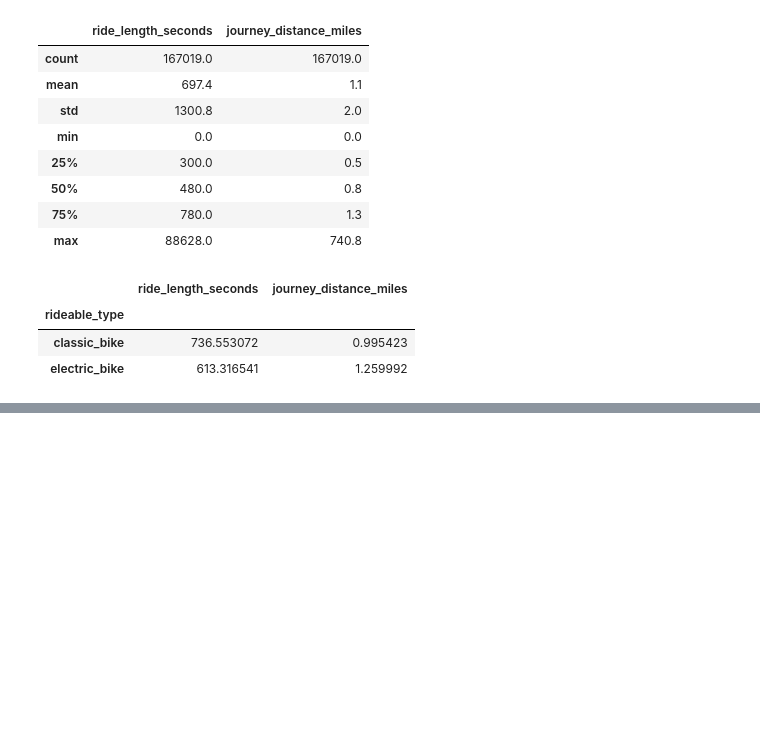
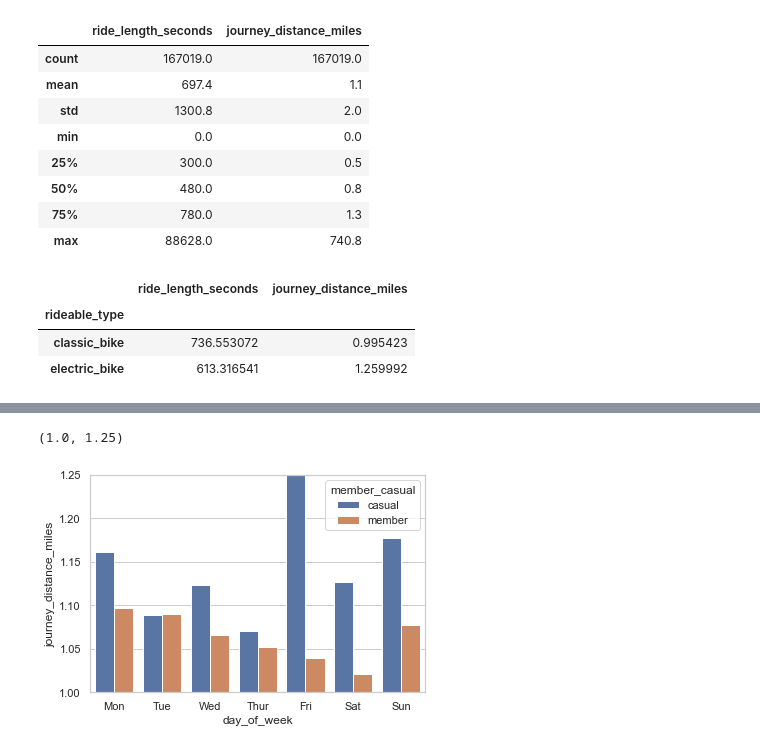
Before and after one commit to Coded123/Google_Data_Analytics_Capstone, a Jupyter notebook: cyclistic_bikeshare_project/cyclistic_bikeshare_analysis.ipynb, the cells around one changed output, grey strips where cells are left out. Saved outputs shown, nothing was run; the diff lists cells and outputs as text; code cells hidden in the pictures; blank space fills up the shorter version.

```diff
--- a/cyclistic_bikeshare_project/cyclistic_bikeshare_analysis.ipynb
+++ b/cyclistic_bikeshare_project/cyclistic_bikeshare_analysis.ipynb
@@ -312,0 +308,9 @@ Name: ride_id, dtype: int64
+# %%
+weekday = {1:'Mon', 2:'Tue', 3:'Wed', 4:'Thur', 5:'Fri', 6:'Sat', 7:'Sun'}
+
+grouped_dist = bike_share.groupby(['member_casual','day_of_week'])[['journey_distance_miles','ride_length_seconds']].mean().reset_index()
+grouped_dist['day_of_week']= grouped_dist['day_of_week'].replace(weekday)
+grouped_dist['ride_length_mins'] =grouped_dist['ride_length_seconds'].astype('m8[s]')
+
+grouped_dist['ride_length_min']= pd.to_timedelta(grouped_dist['ride_length_seconds'], 's')
+grouped_dist
@@ -312,0 +333,11 @@ Name: ride_id, dtype: int64
+# %%
+#avg_ride = sns.load_dataset(grouped_dist)
+
+sns.set_theme(style='whitegrid')
+
+ax = sns.barplot(x= 'day_of_week', y= 'journey_distance_miles', hue='member_casual', data = grouped_dist)
+
+ax.set_ylim(1,1.25)
+# %% [output]
+(1.0, 1.25)
+[figure, added]
```
Also changed, not shown: parts of 8 cells of this notebook.
